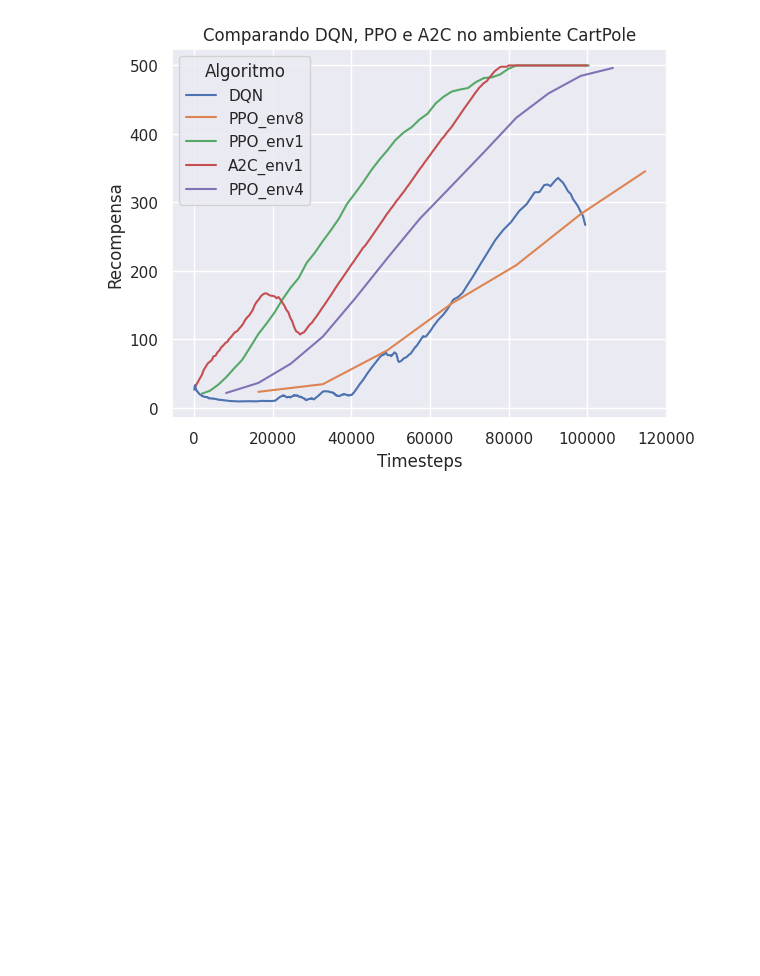
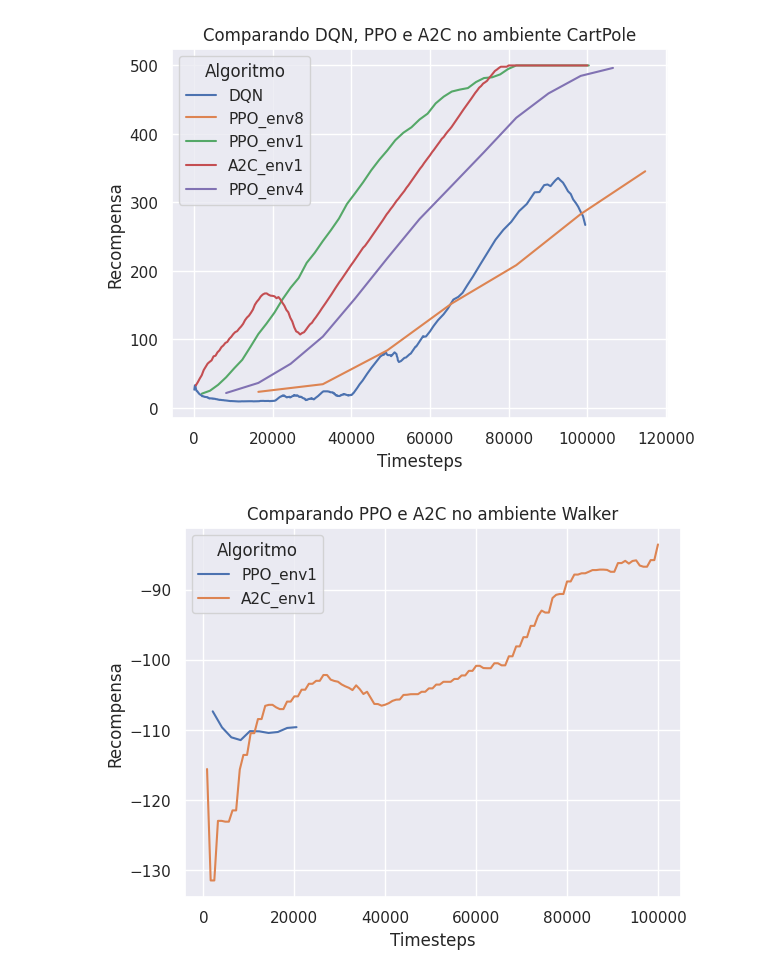
Before and after one commit to fbarth/rl_compare, a Jupyter notebook: analise_curva_aprendizado.ipynb, the cells around one changed output. Drawn from its saved outputs; the diff is of its cells as text; code cells hidden in the pictures; blank space fills up the shorter version.

Commit message:
analise curva aprendizado bipedal walker

```diff
--- a/analise_curva_aprendizado.ipynb
+++ b/analise_curva_aprendizado.ipynb
@@ -41,3 +41,30 @@ plt.legend(title='Algoritmo')
 plt.show()
 # %% [output]
 [figure]
+# %%
+import seaborn as sns
+import pandas as pd
+import matplotlib.pyplot as plt
+sns.set_theme(style="darkgrid")
+
+walker_ppo_env1 = pd.read_csv('results/bipedalwalker_ppo/progress.csv')
+walker_ppo_env1 = walker_ppo_env1[['time/total_timesteps','rollout/ep_rew_mean']]
+
+walker_a2c_env1 = pd.read_csv('results/bipedal_walker_a2c/progress.csv')
+walker_a2c_env1 = walker_a2c_env1[['time/total_timesteps','rollout/ep_rew_mean']]
+# %%
+walker_a2c_env1['algol'] = 'A2C_env1'
+walker_ppo_env1['algol'] = 'PPO_env1'
+
+df = pd.concat([
+    walker_ppo_env1,
+    walker_a2c_env1])
+# %%
+sns.lineplot(x="time/total_timesteps", y="rollout/ep_rew_mean", hue='algol', data=df)
+plt.xlabel('Timesteps')
+plt.ylabel('Recompensa')
+plt.title('Comparando PPO e A2C no ambiente Walker')
+plt.legend(title='Algoritmo')
+plt.show()
+# %% [output]
+[figure, added]
```
Also changed, not shown: 10 other files.
